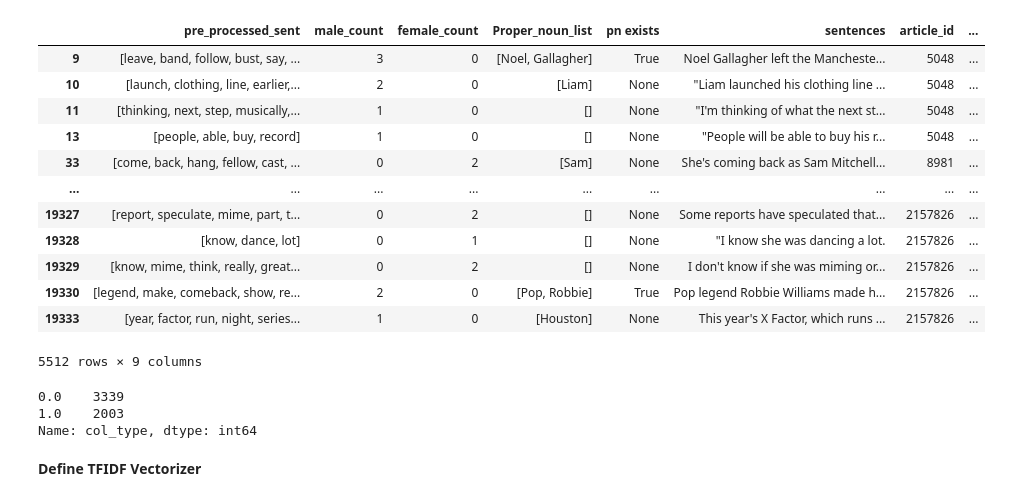
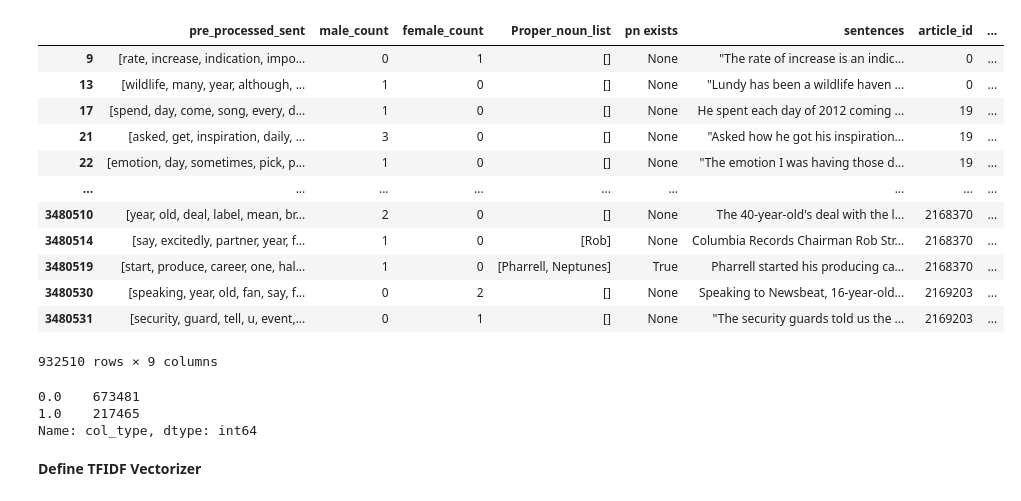
Before and after one commit to yvferreiro/MasterThesis, a Jupyter notebook: Logistic Regression.ipynb, the cells around one changed output. Saved outputs shown, nothing was run; the diff lists cells and outputs as text; code cells hidden in the pictures.

```diff
--- a/Logistic Regression.ipynb
+++ b/Logistic Regression.ipynb
@@ -21,24 +21,26 @@ warnings.filterwarnings("ignore")
 #from tensorflow.keras.preprocessing.sequence import pad_sequences
 # %%
 #import pre-processed data from pickle
-#df_11= pd.read_pickle(r"/Users/yolandaferreirofranchi/Desktop/2011_text_wo_names.pickle")
-#df_10= pd.read_pickle(r"/Users/yolandaferreirofranchi/Desktop/2010_text_wo_names.pickle")
-df_09= pd.read_pickle(r"/Users/yolandaferreirofranchi/Desktop/2009_text_wo_names.pickle")
-df_09
+#df_11= pd.read_pickle(r"/Users/yolandaferreirofranchi/Desktop/ThesisDatasets/2011_text_wo_names.pickle")
+#df_10= pd.read_pickle(r"/Users/yolandaferreirofranchi/Desktop/ThesisDatasets/2010_text_wo_names.pickle")
+#df_09= pd.read_pickle(r"/Users/yolandaferreirofranchi/Desktop/ThesisDatasets/2009_text_wo_names.pickle")
+#df_12= pd.read_pickle(r"/Users/yolandaferreirofranchi/Desktop/ThesisDatasets/2012_text_wo_names.pickle")
+df_13= pd.read_pickle(r"/Users/yolandaferreirofranchi/Desktop/ThesisDatasets/2013_text_wo_names.pickle")
+df_13
 # %% [output]
 |  | pre_processed_sent | male_count | female_count | Proper_noun_list | pn exists | sentences | article_id | ... |
-| 9 | [leave, band, follow, bust, say, ... | 3 | 0 | [Noel, Gallagher] | True | Noel Gallagher left the Mancheste... | 5048 | ... |
-| 10 | [launch, clothing, line, earlier,... | 2 | 0 | [Liam] | None | "Liam launched his clothing line ... | 5048 | ... |
-| 11 | [thinking, next, step, musically,... | 1 | 0 | [] | None | "I'm thinking of what the next st... | 5048 | ... |
-| 13 | [people, able, buy, record] | 1 | 0 | [] | None | "People will be able to buy his r... | 5048 | ... |
-| 33 | [come, back, hang, fellow, cast, ... | 0 | 2 | [Sam] | None | She's coming back as Sam Mitchell... | 8981 | ... |
+| 9 | [rate, increase, indication, impo... | 0 | 1 | [] | None | "The rate of increase is an indic... | 0 | ... |
+| 13 | [wildlife, many, year, although, ... | 1 | 0 | [] | None | "Lundy has been a wildlife haven ... | 0 | ... |
+| 17 | [spend, day, come, song, every, d... | 1 | 0 | [] | None | He spent each day of 2012 coming ... | 19 | ... |
+| 21 | [asked, get, inspiration, daily, ... | 3 | 0 | [] | None | "Asked how he got his inspiration... | 19 | ... |
+| 22 | [emotion, day, sometimes, pick, p... | 1 | 0 | [] | None | "The emotion I was having those d... | 19 | ... |
 | ... | ... | ... | ... | ... | ... | ... | ... | ... |
-| 19327 | [report, speculate, mime, part, t... | 0 | 2 | [] | None | Some reports have speculated that... | 2157826 | ... |
-| 19328 | [know, dance, lot] | 0 | 1 | [] | None | "I know she was dancing a lot. | 2157826 | ... |
-| 19329 | [know, mime, think, really, great... | 0 | 2 | [] | None | I don't know if she was miming or... | 2157826 | ... |
-| 19330 | [legend, make, comeback, show, re... | 2 | 0 | [Pop, Robbie] | True | Pop legend Robbie Williams made h... | 2157826 | ... |
-| 19333 | [year, factor, run, night, series... | 1 | 0 | [Houston] | None | This year's X Factor, which runs ... | 2157826 | ... |
+| 3480510 | [year, old, deal, label, mean, br... | 2 | 0 | [] | None | The 40-year-old's deal with the l... | 2168370 | ... |
+| 3480514 | [say, excitedly, partner, year, f... | 1 | 0 | [Rob] | None | Columbia Records Chairman Rob Str... | 2168370 | ... |
+| 3480519 | [start, produce, career, one, hal... | 1 | 0 | [Pharrell, Neptunes] | True | Pharrell started his producing ca... | 2168370 | ... |
+| 3480530 | [speaking, year, old, fan, say, f... | 0 | 2 | [] | None | Speaking to Newsbeat, 16-year-old... | 2169203 | ... |
+| 3480531 | [security, guard, tell, u, event,... | 0 | 1 | [] | None | "The security guards told us the ... | 2169203 | ... |
-5512 rows × 9 columns
+932510 rows × 9 columns
 # %%
 def absolute_count(male_col, female_col):
     if female_col > male_col and male_col == 0:
@@ -49,16 +51,16 @@ def absolute_count(male_col, female_col):
         return None
 # %%
 #apply function to only get rows with an absolute count
-df_09['col_type'] = df_09.apply(lambda row: absolute_count(row['male_count'], row['female_count']),axis=1)
+df_13['col_type'] = df_13.apply(lambda row: absolute_count(row['male_count'], row['female_count']),axis=1)
 
 #remove nulls
-df_09= df_09[df_09["col_type"].notnull()]
+df_13= df_13[df_13["col_type"].notnull()]
 
 #DOC: number of male and female columns
-df_09["col_type"].value_counts()
+df_13["col_type"].value_counts()
 # %% [output]
-0.0    3339
-1.0    2003
+0.0    673481
+1.0    217465
 Name: col_type, dtype: int64
 # %% [markdown]
 **Define TFIDF Vectorizer**
```
Also changed, not shown: parts of 5 cells of this notebook.
